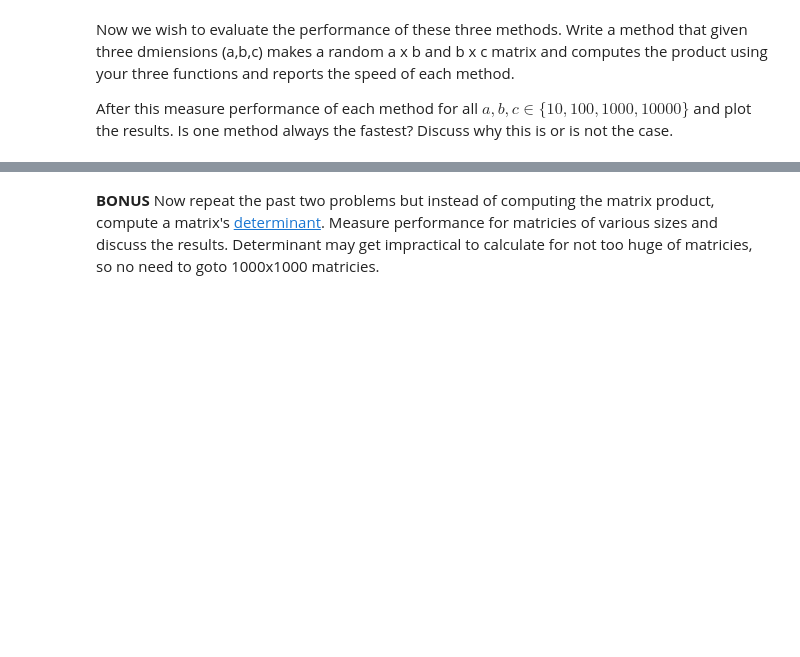
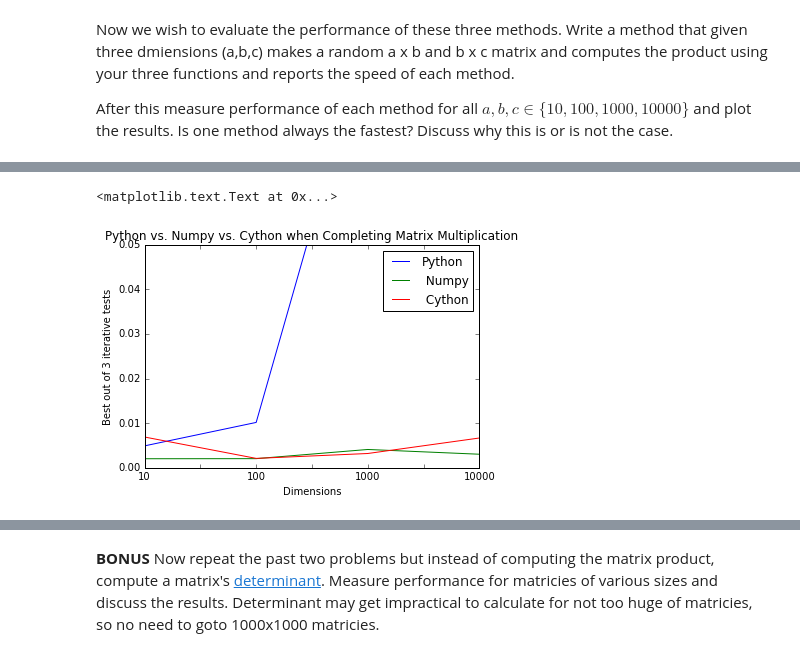
Before and after one commit to OrysyaStus/UCSD_Data_Science_and_Engineering, a Jupyter notebook: DSE200_Python_for_Data_Analysis/day_2_github_io_numpy_pandas/10_exercises.ipynb, the cells around one changed output, grey strips where cells are left out. Drawn from its saved outputs; the diff is of its cells as text; code cells hidden in the pictures; blank space fills up the shorter version.

```diff
--- a/DSE200_Python_for_Data_Analysis/day_2_github_io_numpy_pandas/10_exercises.ipynb
+++ b/DSE200_Python_for_Data_Analysis/day_2_github_io_numpy_pandas/10_exercises.ipynb
@@ -117,0 +180,6 @@ After this measure performance of each method for all $a,b,c \in \{10,100,1000,1
+# %%
+perform = pd.read_csv('data_day2/performance_multiply_results.txt')
+perform['Dimensions'] = ['10', '100', '1000', '10000']
+perform.index = perform['Dimensions']
+perform = perform.drop('Dimensions', axis=1)
+perform
@@ -117,0 +193,14 @@ After this measure performance of each method for all $a,b,c \in \{10,100,1000,1
+# %%
+%matplotlib inline
+import matplotlib.pyplot as plt
+
+plot = perform.plot(title='Python vs. Numpy vs. Cython when Completing Matrix Multiplication')
+plot.set_ylim(0,0.05)
+plot.set_xlabel("Dimensions")
+plot.set_ylabel("Best out of 3 iterative tests")
+
+#plot = plt.semilogx(perform)
+#can use semilogx to view logarithmic growth from 10->100 dimensions
+# %% [output]
+<matplotlib.text.Text at 0x...>
+[figure, added]
```
Also changed, not shown: parts of 51 cells of this notebook, 7 other files.
